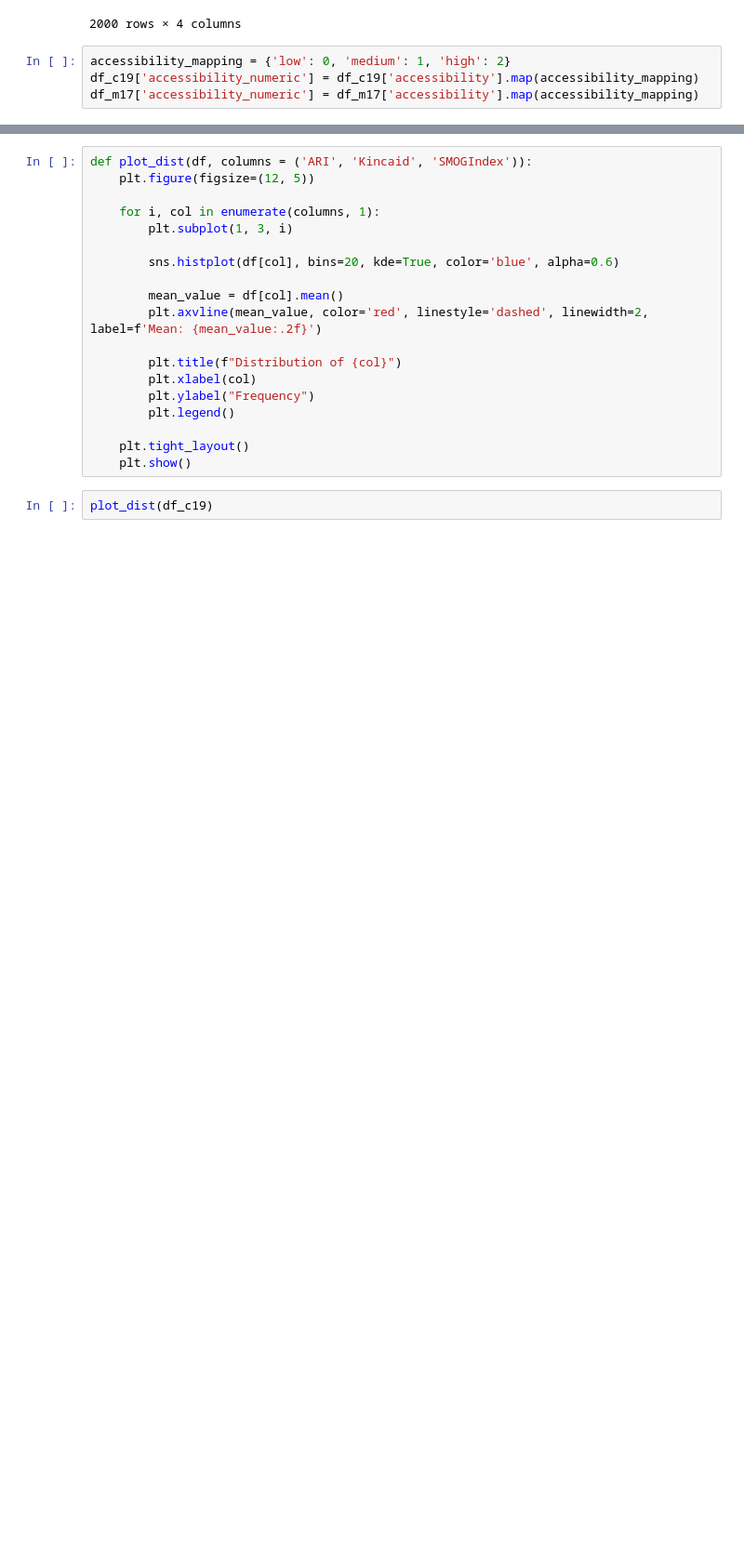
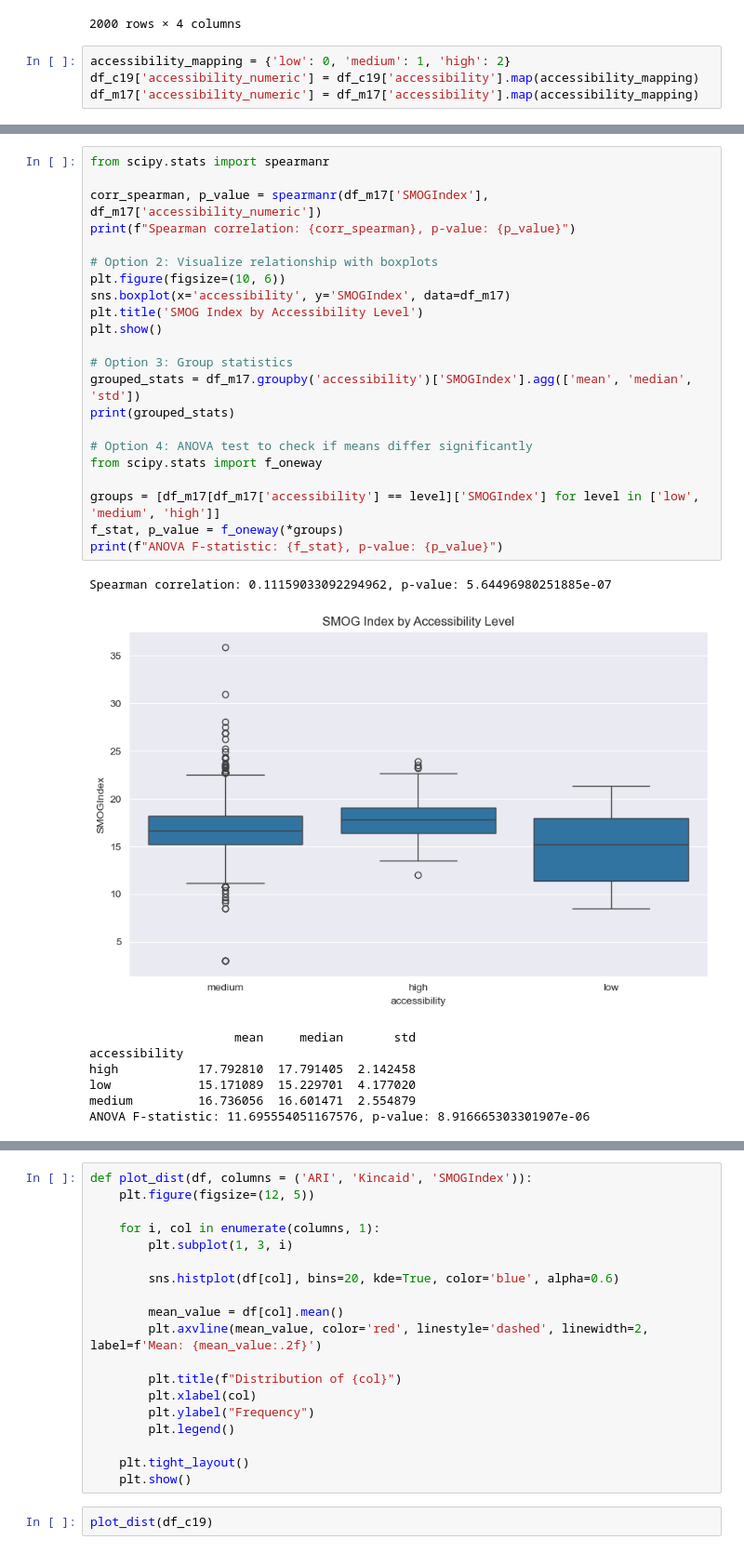
Before and after one commit to vojtech-balek/llm-features, a Jupyter notebook: notebooks/alternative_features/alternative_features-CORD19-M17plus.ipynb, the cells around one changed output, grey strips where cells are left out. Shown: that part at 93% size. Cells and saved outputs as stored; diff of their text form; blank space fills up the shorter version.

```diff
--- a/notebooks/alternative_features/alternative_features-CORD19-M17plus.ipynb
+++ b/notebooks/alternative_features/alternative_features-CORD19-M17plus.ipynb
@@ -104,0 +142,31 @@ P-value: 5.968419032946847e-16
+# %%
+from scipy.stats import spearmanr
+
+corr_spearman, p_value = spearmanr(df_m17['SMOGIndex'], df_m17['accessibility_numeric'])
+print(f"Spearman correlation: {corr_spearman}, p-value: {p_value}")
+
+# Option 2: Visualize relationship with boxplots
+plt.figure(figsize=(10, 6))
+sns.boxplot(x='accessibility', y='SMOGIndex', data=df_m17)
+plt.title('SMOG Index by Accessibility Level')
+plt.show()
+
+# Option 3: Group statistics
+grouped_stats = df_m17.groupby('accessibility')['SMOGIndex'].agg(['mean', 'median', 'std'])
+print(grouped_stats)
+
+# Option 4: ANOVA test to check if means differ significantly
+from scipy.stats import f_oneway
+
+groups = [df_m17[df_m17['accessibility'] == level]['SMOGIndex'] for level in ['low', 'medium', 'high']]
+f_stat, p_value = f_oneway(*groups)
+print(f"ANOVA F-statistic: {f_stat}, p-value: {p_value}")
+# %% [output]
+Spearman correlation: 0.11159033092294962, p-value: 5.64496980251885e-07
+[figure, added]
+                    mean     median       std
+accessibility
+high           17.792810  17.791405  2.142458
+low            15.171089  15.229701  4.177020
+medium         16.736056  16.601471  2.554879
+ANOVA F-statistic: 11.695554051167576, p-value: 8.916665303301907e-06
```
Also changed, not shown: parts of 15 cells of this notebook, 1 other file.
